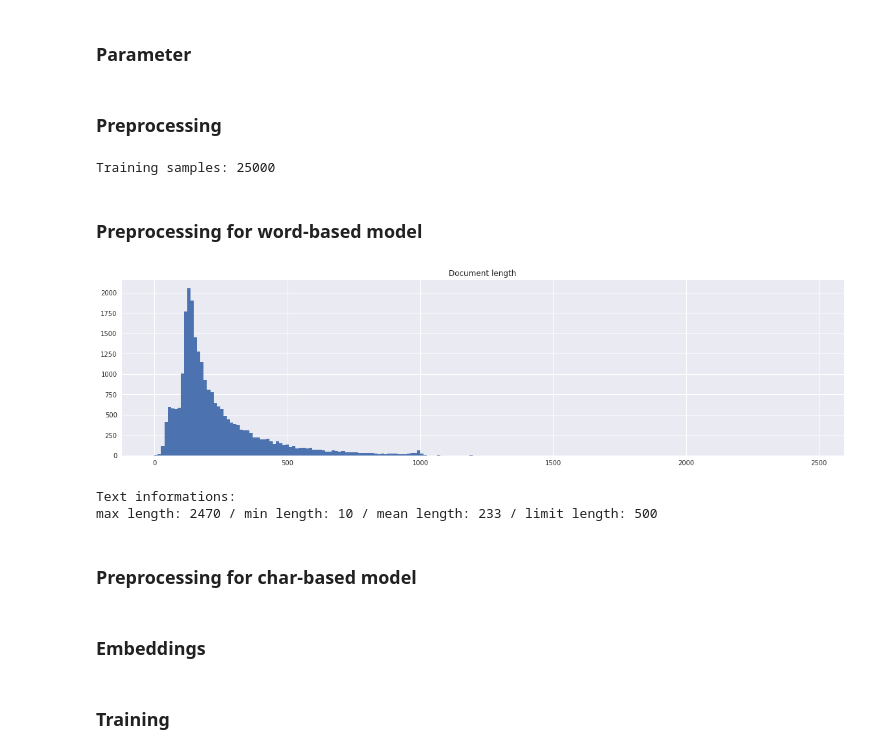
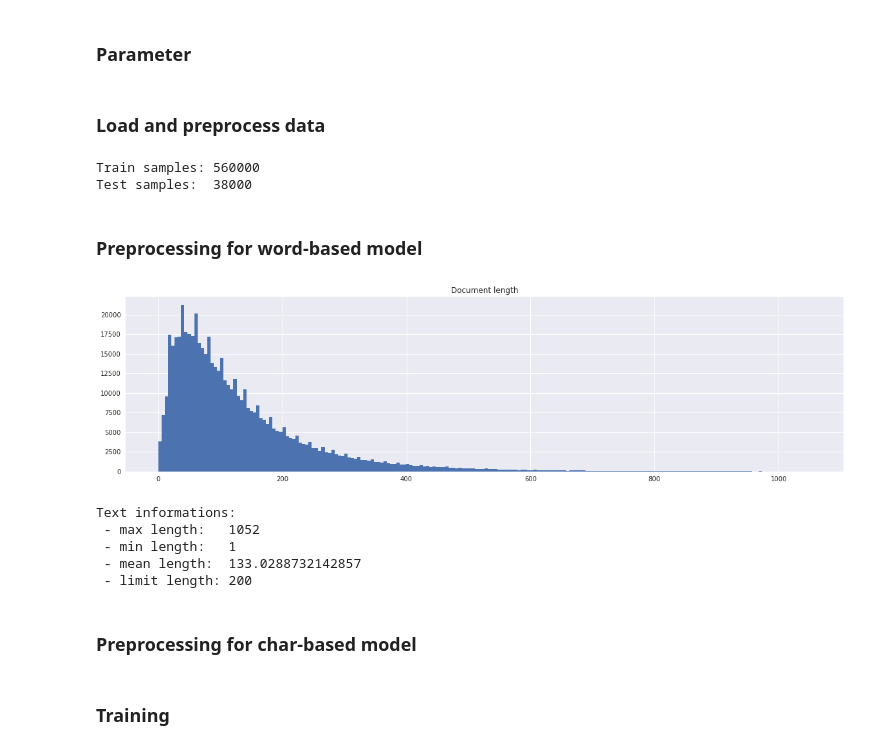
Before and after one commit to cmasch/cnn-text-classification, a Jupyter notebook: Evaluation.ipynb, the cells around one changed output. Drawn from its saved outputs; the diff is of its cells as text; code cells hidden in the pictures.

Commit message:
simplified by adding tf-dataset

```diff
--- a/Evaluation.ipynb
+++ b/Evaluation.ipynb
@@ -30,2 +33,0 @@ VAL_SIZE          = 0.2
-# %% [markdown]
-### Preprocessing
@@ -84,56 +34,62 @@ def read_files(path):
+# %% [markdown]
+### Load and preprocess data
 # %%
 import tensorflow_datasets as tfds
-import tensorflow as tf
+from utils import clean_doc
 
-## Sentence polarity dataset v1.0
-#negative_docs = read_files('data/rt-polaritydata/rt-polarity.neg')
-#positive_docs = read_files('data/rt-polaritydata/rt-polarity.pos')
-#X = negative_docs + positive_docs
-#y = [0 for _ in range(len(negative_docs))] + [1 for _ in range(len(positive_docs))]
+# Load train dataset
+train = tfds.as_numpy(tfds.load(DATASET, data_dir=f"data/{DATASET}", split="train", batch_size=-1))
+X_train, y_train = [clean_doc(x.decode()) for x in train["text"]], train["label"]
 
-## IMDB
-train_fasion_mnist = tfds.as_numpy(tfds.load("imdb_reviews", split="train", batch_size=-1))
-X, y = [clean_doc(x.decode()) for x in train_fasion_mnist["text"]], train_fasion_mnist["label"]
+# Load test dataset
+test = tfds.as_numpy(tfds.load(DATASET, data_dir=f"data/{DATASET}", split="test", batch_size=-1))
+X_test, y_test = [clean_doc(x.decode()) for x in test["text"]], test["label"]
 
-test_fasion_mnist  = tfds.as_numpy(tfds.load("imdb_reviews", split="test", batch_size=-1))
-X_test, y_test     = [clean_doc(x.decode()) for x in test_fasion_mnist["text"]], test_fasion_mnist["label"]
-
-print('Training samples:', len(X))
+print(f"Train samples: {len(X_train)}")
+print(f"Test samples:  {len(X_test)}")
 # %% [output]
-Training samples: 25000
+Train samples: 560000
+Test samples:  38000
 # %% [markdown]
 ### Preprocessing for word-based model
 # %%
-%matplotlib inline
 import numpy as np
 import matplotlib.pyplot as plt
+import tensorflow as tf
 plt.style.use('seaborn')
 
 tokenizer = tf.keras.preprocessing.text.Tokenizer(num_words=MAX_NUM_WORDS)
-tokenizer.fit_on_texts(X)
-sequences = tokenizer.texts_to_sequences(X)
+tokenizer.fit_on_texts(X_train)
 
+sequences  = tokenizer.texts_to_sequences(X_train)
 word_index = tokenizer.word_index
-
-result = [len(x.split()) for x in X]
+result     = [len(x.split()) for x in X_train]
 
 # Plot histogram
 plt.figure(figsize=(20,5))
-plt.title('Document length')
+plt.title("Document length")
 plt.hist(result, 200, density=False, range=(0,np.max(result)))
 plt.show()
 
-
-print('Text informations:')
-print('max length: %i / min length: %i / mean length: %i / limit length: %i' % (np.max(result), np.min(result),
-                                                                                np.mean(result), MAX_SEQ_LENGTH))
+print("Text informations:")
+print(f" - max length:   {np.max(result)}")
+print(f" - min length:   {np.min(result)}")
+print(f" - mean length:  {np.mean(result)}")
+print(f" - limit length: {MAX_SEQ_LENGTH}")
 
 # Padding all sequences to same length of `MAX_SEQ_LENGTH`
-word_data = tf.keras.preprocessing.sequence.pad_sequences(sequences, maxlen=MAX_SEQ_LENGTH, padding='post')
+word_data = tf.keras.preprocessing.sequence.pad_sequences(
+    sequences,
+    maxlen  = MAX_SEQ_LENGTH,
+    padding = 'post'
+)
 # %% [output]
-[figure, old version]
+[figure, new version]
 Text informations:
-max length: 2470 / min length: 10 / mean length: 233 / limit length: 500
+ - max length:   1052
+ - min length:   1
+ - mean length:  133.0288732142857
+ - limit length: 200
 # %% [markdown]
 ### Preprocessing for char-based model
 # %%
@@ -167,2 +120,0 @@ def char_vectorizer(X):
-# %% [markdown]
-### Embeddings
```
Also changed, not shown: parts of 19 cells of this notebook, 3 other files.
